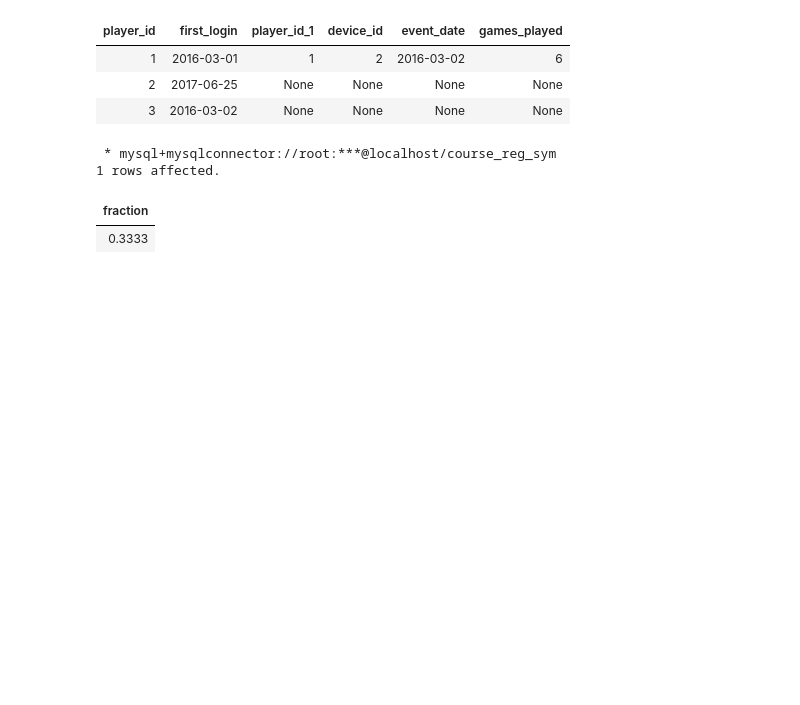
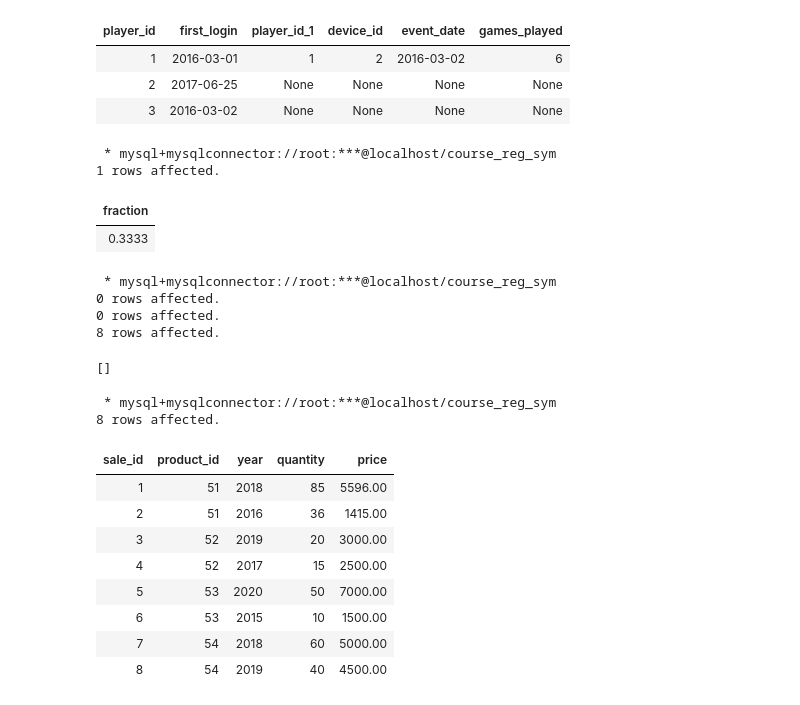
Before and after one commit to Surendar3899/MyStudy, a Jupyter notebook: jupyter_notebooks/practice.ipynb, the cells around one changed output. Cells and saved outputs as stored; diff of their text form; code cells hidden in the pictures; blank space fills up the shorter version.

```diff
--- a/jupyter_notebooks/practice.ipynb
+++ b/jupyter_notebooks/practice.ipynb
@@ -406,7 +403,48 @@ LEFT JOIN
 | 0.3333 |
 # %%
 %%sql
+-- Drop old table if exists
+DROP TABLE IF EXISTS Sales;
+
+-- Create table
+CREATE TABLE Sales (
+    sale_id INT PRIMARY KEY AUTO_INCREMENT,
+    product_id INT,
+    year INT,
+    quantity INT,
+    price DECIMAL(10,2)
+);
+
+-- Insert dummy data
+INSERT INTO Sales (product_id, year, quantity, price) VALUES
+(51, 2018, 85, 5596),
+(51, 2016, 36, 1415),
+(52, 2019, 20, 3000),
+(52, 2017, 15, 2500),
+(53, 2020, 50, 7000),
+(53, 2015, 10, 1500),
+(54, 2018, 60, 5000),
+(54, 2019, 40, 4500);
+# %% [output]
+ * mysql+mysqlconnector://root:***@localhost/course_reg_sym
+0 rows affected.
+0 rows affected.
+8 rows affected.
+[]
 # %%
 %%sql
+select * from Sales;
+# %% [output]
+ * mysql+mysqlconnector://root:***@localhost/course_reg_sym
+8 rows affected.
+| sale_id | product_id | year | quantity | price |
+| 1 | 51 | 2018 | 85 | 5596.00 |
+| 2 | 51 | 2016 | 36 | 1415.00 |
+| 3 | 52 | 2019 | 20 | 3000.00 |
+| 4 | 52 | 2017 | 15 | 2500.00 |
+| 5 | 53 | 2020 | 50 | 7000.00 |
+| 6 | 53 | 2015 | 10 | 1500.00 |
+| 7 | 54 | 2018 | 60 | 5000.00 |
+| 8 | 54 | 2019 | 40 | 4500.00 |
 # %%
 %%sql
```
Also changed, not shown: parts of 2 cells of this notebook, 39 other files.
